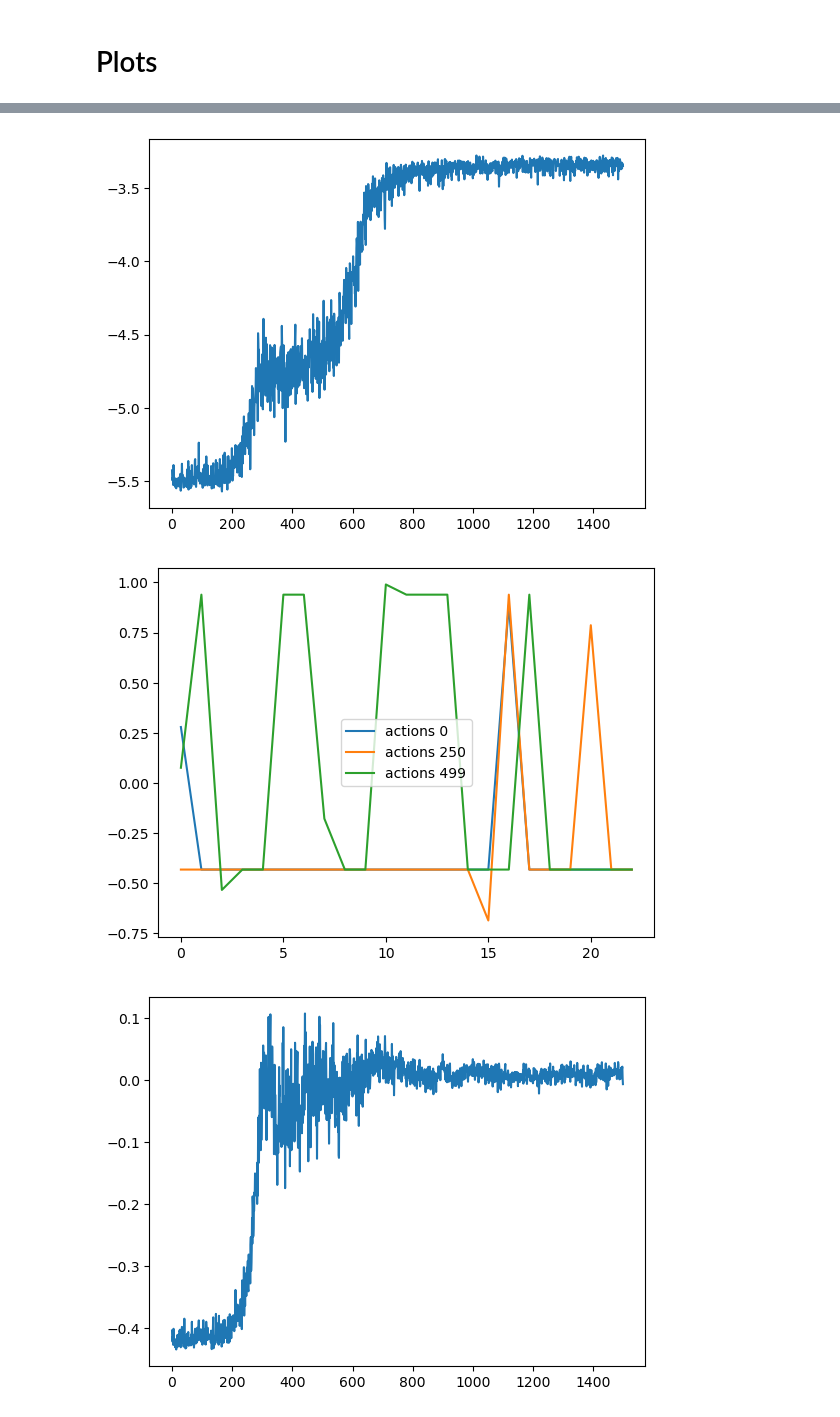
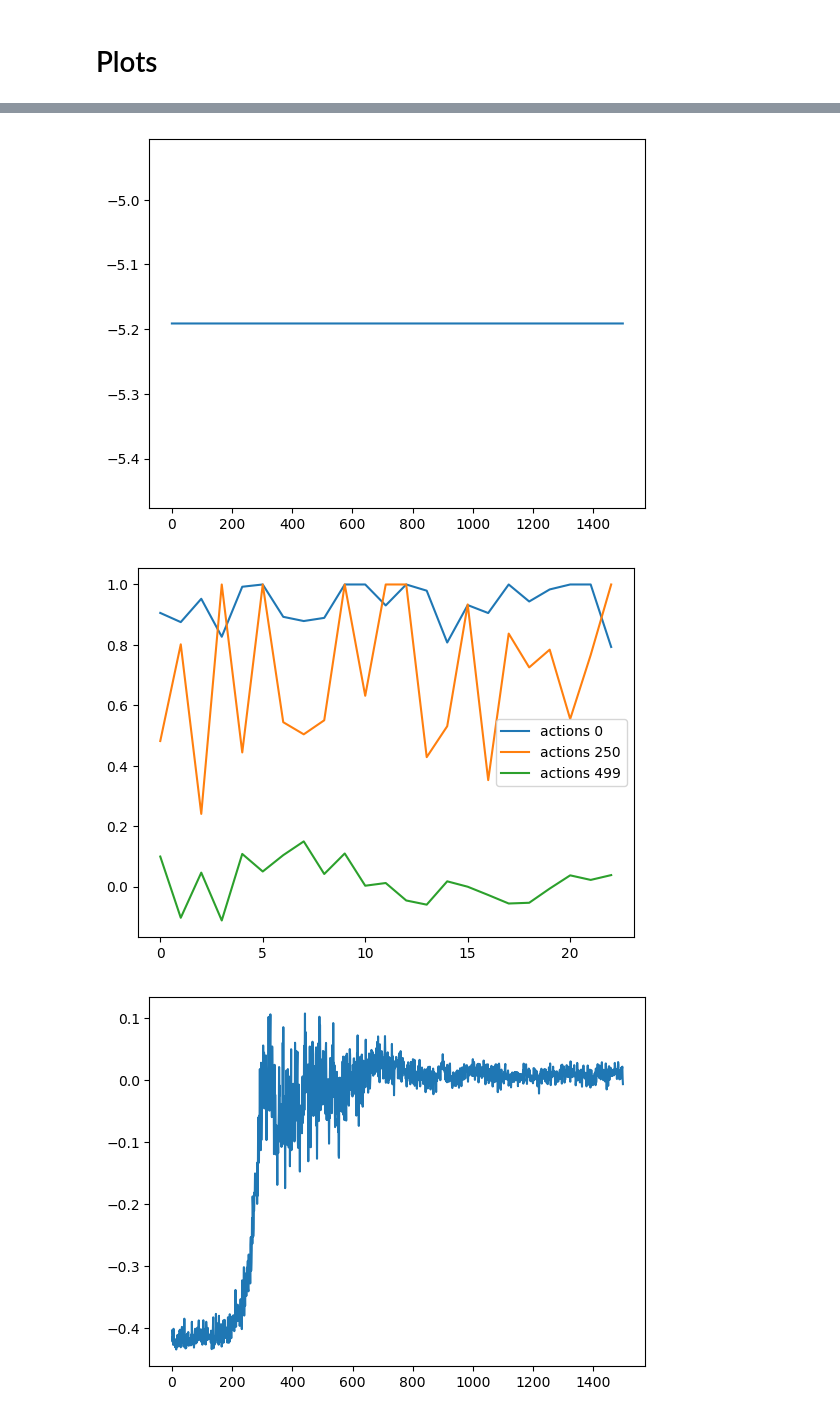
Before and after one commit to nicosquare/rl-energy-management, a Jupyter notebook: src/notebooks/test-simple-env.ipynb, the cells around one changed output, grey strips where cells are left out. Saved outputs shown, nothing was run; the diff lists cells and outputs as text; code cells hidden in the pictures.

Commit message:
Add noise params

```diff
--- a/src/notebooks/test-simple-env.ipynb
+++ b/src/notebooks/test-simple-env.ipynb
@@ -63,7 +63,8 @@ from src.rl.a2c.c_mg_simple import Agent, set_all_seeds
 
 # Get arguments from command line
 
-disable_logging = True
+disable_logging = False
+disable_noise = True
 batch_size = 8
 training_steps = 1500
 rollout_steps = 24
@@ -74,7 +75,7 @@ critic_nn = 64
 gamma = 1
 enable_gpu = True
 central_agent = False # Not needed yet
-random_starting_step = True # Need to be refactored to random soc_0
+random_soc_0 = False
 encoding = False # Not needed yet
 extended_observation = False # Not needed yet
 epsilon = 0.001
@@ -97,7 +98,7 @@ try:
         "agent_critic_nn": critic_nn,
         "gamma": gamma,
         "central_agent": central_agent,
-        "random_starting_step": random_starting_step,
+        "random_soc_0": random_soc_0,
         "encoding": encoding,
         "extended_observation": extended_observation,
         "epsilon": epsilon,
@@ -111,7 +112,10 @@ try:
 
     # Instantiate the environment
 
-    my_env = MGSimple(batch_size=batch_size, steps = rollout_steps, min_temp = 29, max_temp = 31, peak_pv_gen = 1, peak_conv_gen = 1, peak_load = 1)
+    my_env = MGSimple(
+        batch_size=batch_size, steps = rollout_steps, min_temp = 29, max_temp = 31, peak_pv_gen = 1, peak_conv_gen = 1, peak_load = 1,
+        random_soc_0=random_soc_0, disable_noise=disable_noise
+    )
 
     # Instantiate the agent
 
@@ -319,15 +261,15 @@ avg_reward = all_rewards.sum(axis=1).mean(axis=1)
 plt.plot(avg_reward)
 plt.show()
 # %% [output]
-[figure, old version]
+[figure, new version]
 # %%
 plt.plot(all_actions[0,:,0], label='actions 0')
 plt.plot(all_actions[250,:,0], label='actions 250')
-plt.plot(all_actions[499,:,0], label='actions 499')
+plt.plot(all_actions[1499,:,0], label='actions 499')
 plt.legend()
 plt.show()
 # %% [output]
-[figure, old version]
+[figure, new version]
 # %%
 avg_action = all_actions.mean(axis=1).mean(axis=1)
 
```
Also changed, not shown: parts of 5 cells of this notebook.
